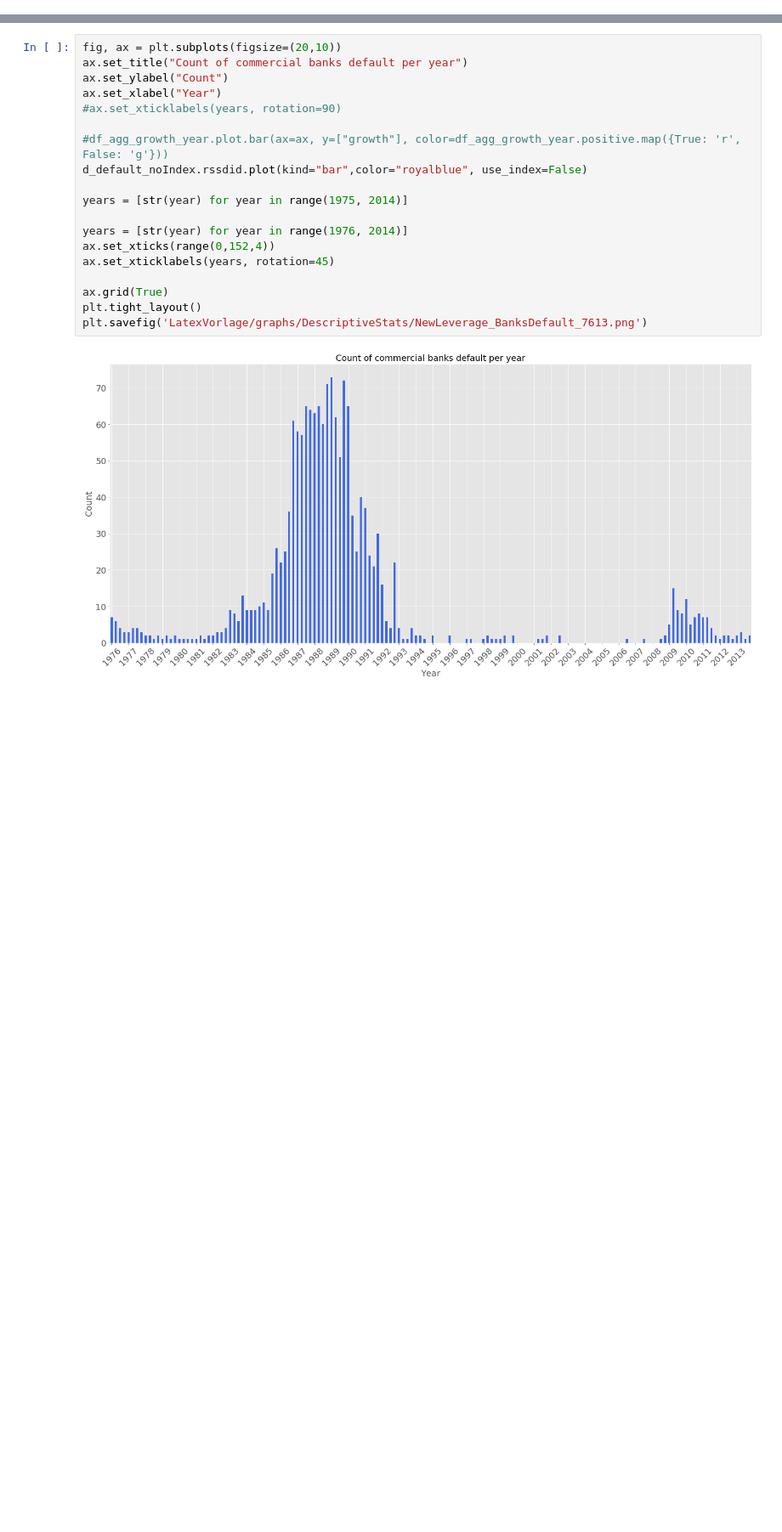
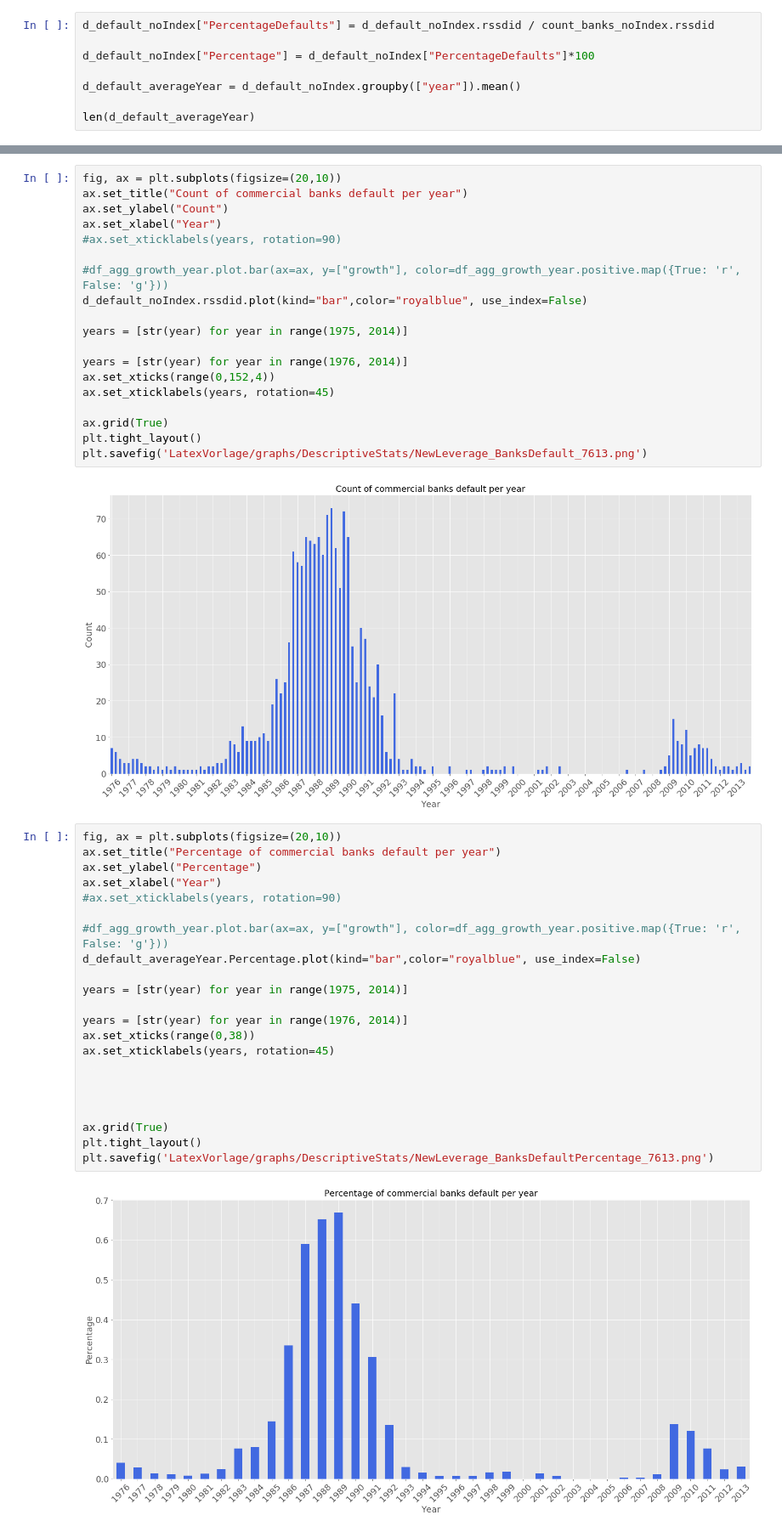
Before and after one commit to Alex-Telonic/BachelorThesisASch, a Jupyter notebook: NewLeverage.ipynb, the cells around one changed output, grey strips where cells are left out. Shown at 85% size. Saved outputs shown, nothing was run; the diff lists cells and outputs as text; blank space fills up the shorter version.

```diff
--- a/NewLeverage.ipynb
+++ b/NewLeverage.ipynb
@@ -308,0 +331,8 @@ dtype: int64
+# %%
+d_default_noIndex["PercentageDefaults"] = d_default_noIndex.rssdid / count_banks_noIndex.rssdid
+
+d_default_noIndex["Percentage"] = d_default_noIndex["PercentageDefaults"]*100
+
+d_default_averageYear = d_default_noIndex.groupby(["year"]).mean()
+
+len(d_default_averageYear)
@@ -327,3 +359,27 @@ plt.tight_layout()
 plt.savefig('LatexVorlage/graphs/DescriptiveStats/NewLeverage_BanksDefault_7613.png')
 # %% [output]
 [figure]
+# %%
+fig, ax = plt.subplots(figsize=(20,10))
+ax.set_title("Percentage of commercial banks default per year")
+ax.set_ylabel("Percentage")
+ax.set_xlabel("Year")
+#ax.set_xticklabels(years, rotation=90)
+
+#df_agg_growth_year.plot.bar(ax=ax, y=["growth"], color=df_agg_growth_year.positive.map({True: 'r', False: 'g'}))
+d_default_averageYear.Percentage.plot(kind="bar",color="royalblue", use_index=False)
+
+years = [str(year) for year in range(1975, 2014)]
+
+years = [str(year) for year in range(1976, 2014)]
+ax.set_xticks(range(0,38))
+ax.set_xticklabels(years, rotation=45)
+
+
+
+
+ax.grid(True)
+plt.tight_layout()
+plt.savefig('LatexVorlage/graphs/DescriptiveStats/NewLeverage_BanksDefaultPercentage_7613.png')
+# %% [output]
+[figure, added]
```
Also changed, not shown: parts of 6 cells of this notebook, 5 other files.
